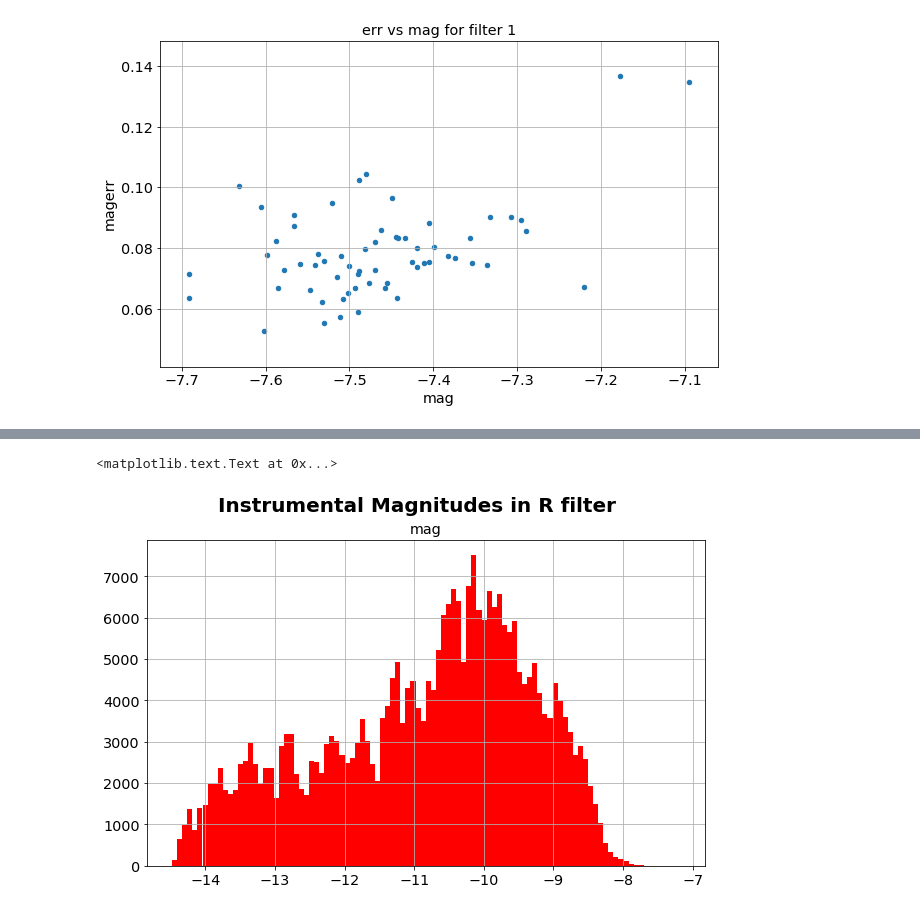
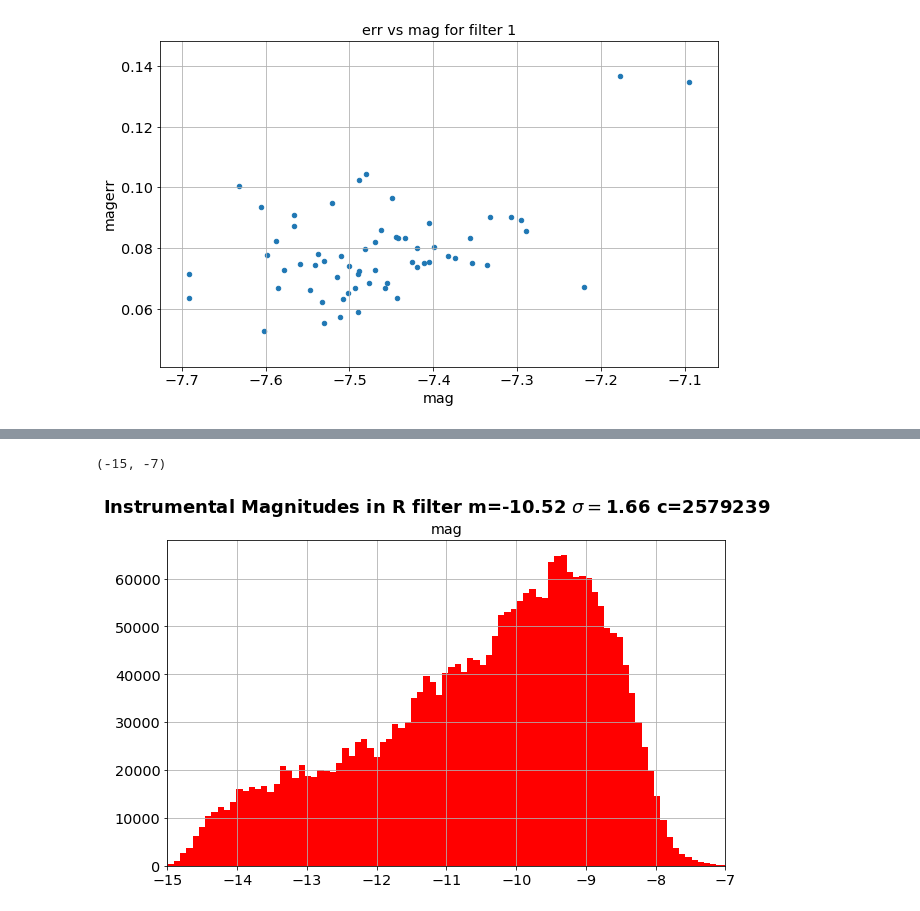
Before and after one commit to LSSTDESC/OpenAtmMiniDataChallenge, a Jupyter notebook: ViewSimuResult.ipynb, the cells around one changed output, grey strips where cells are left out. Saved outputs shown, nothing was run; the diff lists cells and outputs as text; code cells hidden in the pictures.

```diff
--- a/ViewSimuResult.ipynb
+++ b/ViewSimuResult.ipynb
@@ -159,7 +185,11 @@ plt.suptitle("Instrumental Magnitudes in G filter",fontweight='bold',fontsize=20
 # %%
+dfr=dft.loc[df['f']==3]
+m,sig,c=dfr['mag'].describe()['mean'],dfr['mag'].describe()['std'],int(dfr['mag'].describe()['count'])
 dft.loc[(dft.f == 3)].hist('mag',bins=100,grid=True,color='r')
-plt.suptitle("Instrumental Magnitudes in R filter",fontweight='bold',fontsize=20)
+thetitle="Instrumental Magnitudes in R filter m={:3.2f} $\sigma=${:3.2f} c={} ".format(m,sig,c)
+plt.suptitle(thetitle,fontweight='bold',fontsize=18)
+plt.xlim(-15,-7)
 # %% [output]
-<matplotlib.text.Text at 0x...>
+(-15, -7)
-[figure, old version]
+[figure, new version]
 # %%
```
Also changed, not shown: parts of 20 cells of this notebook, 1 other file.
